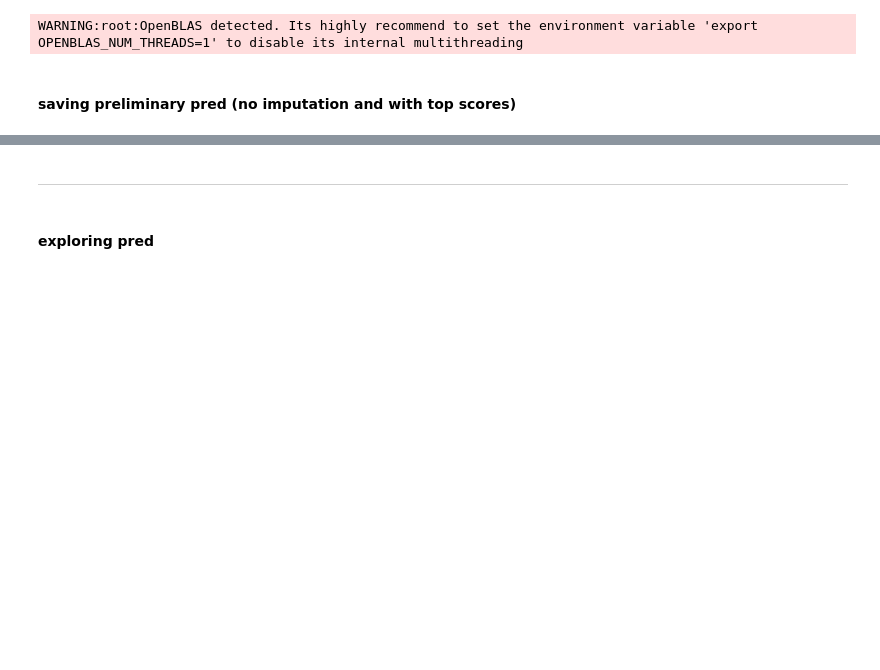
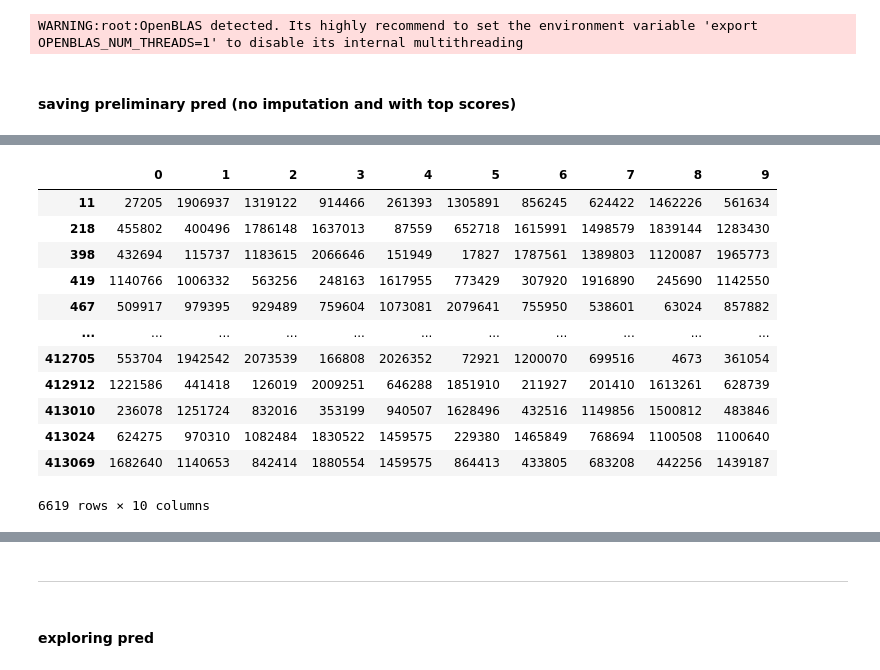
Before and after one commit to hitoshinagano/MercadoLibre_2020, a Jupyter notebook: notebooks/implicit.ipynb, the cells around one changed output, grey strips where cells are left out. Drawn from its saved outputs; the diff is of its cells as text; code cells hidden in the pictures; blank space fills up the shorter version.

```diff
--- a/notebooks/implicit.ipynb
+++ b/notebooks/implicit.ipynb
@@ -278,0 +273,34 @@ pred.to_csv(pred_10_fp)
+# %%
+event_info_map['event_info'] = event_info_map.event_info.astype(int)
+event_info_map.sort_values('event_info_id', inplace = True)
+
+seq_map['seq'] = seq_map.seq.astype(int)
+seq_map = seq_map.query("seq >= @test_offset")
+
+U = model.user_factors[-len(seq_map):]
+
+num_batches = len(seq_map) // 100
+seqs = np.array_split(U, num_batches)
+num_batches
+# %%
+item_factors_tensor = tf.constant(model.item_factors)
+# %%
+%%time
+
+recs = dict()
+seq_map_pointer = 0
+
+for seq_batch in tqdm(seqs):
+    # scores = model.item_factors @ seq_batch.T
+    scores = tf.matmul(item_factors_tensor, seq_batch.T).numpy()
+    scores = pd.DataFrame(scores,
+                          columns = seq_map.iloc[seq_map_pointer: seq_map_pointer + len(seq_batch), 0],
+                          index = event_info_map.event_info)
+    seq_map_pointer += len(seq_batch)
+
+    for s in scores.columns:
+        recs[s] = list(scores[s].nlargest(10).items())
+
+recs = pd.DataFrame(recs)
+recs = recs.applymap(lambda x: x[0]).T
+recs.index = recs.index - test_offset
@@ -279,3 +310,19 @@ pred.to_csv(pred_10_fp)
+# %%
+recs
+# %% [output]
+|  | 0 | 1 | 2 | 3 | 4 | 5 | 6 | 7 | 8 | 9 |
+| 11 | 27205 | 1906937 | 1319122 | 914466 | 261393 | 1305891 | 856245 | 624422 | 1462226 | 561634 |
+| 218 | 455802 | 400496 | 1786148 | 1637013 | 87559 | 652718 | 1615991 | 1498579 | 1839144 | 1283430 |
+| 398 | 432694 | 115737 | 1183615 | 2066646 | 151949 | 17827 | 1787561 | 1389803 | 1120087 | 1965773 |
+| 419 | 1140766 | 1006332 | 563256 | 248163 | 1617955 | 773429 | 307920 | 1916890 | 245690 | 1142550 |
+| 467 | 509917 | 979395 | 929489 | 759604 | 1073081 | 2079641 | 755950 | 538601 | 63024 | 857882 |
+| ... | ... | ... | ... | ... | ... | ... | ... | ... | ... | ... |
+| 412705 | 553704 | 1942542 | 2073539 | 166808 | 2026352 | 72921 | 1200070 | 699516 | 4673 | 361054 |
+| 412912 | 1221586 | 441418 | 126019 | 2009251 | 646288 | 1851910 | 211927 | 201410 | 1613261 | 628739 |
+| 413010 | 236078 | 1251724 | 832016 | 353199 | 940507 | 1628496 | 432516 | 1149856 | 1500812 | 483846 |
+| 413024 | 624275 | 970310 | 1082484 | 1830522 | 1459575 | 229380 | 1465849 | 768694 | 1100508 | 1100640 |
+| 413069 | 1682640 | 1140653 | 842414 | 1880554 | 1459575 | 864413 | 433805 | 683208 | 442256 | 1439187 |
+6619 rows × 10 columns
 # %%
 pred
 # %% [output]
```
Also changed, not shown: parts of 12 cells of this notebook.
